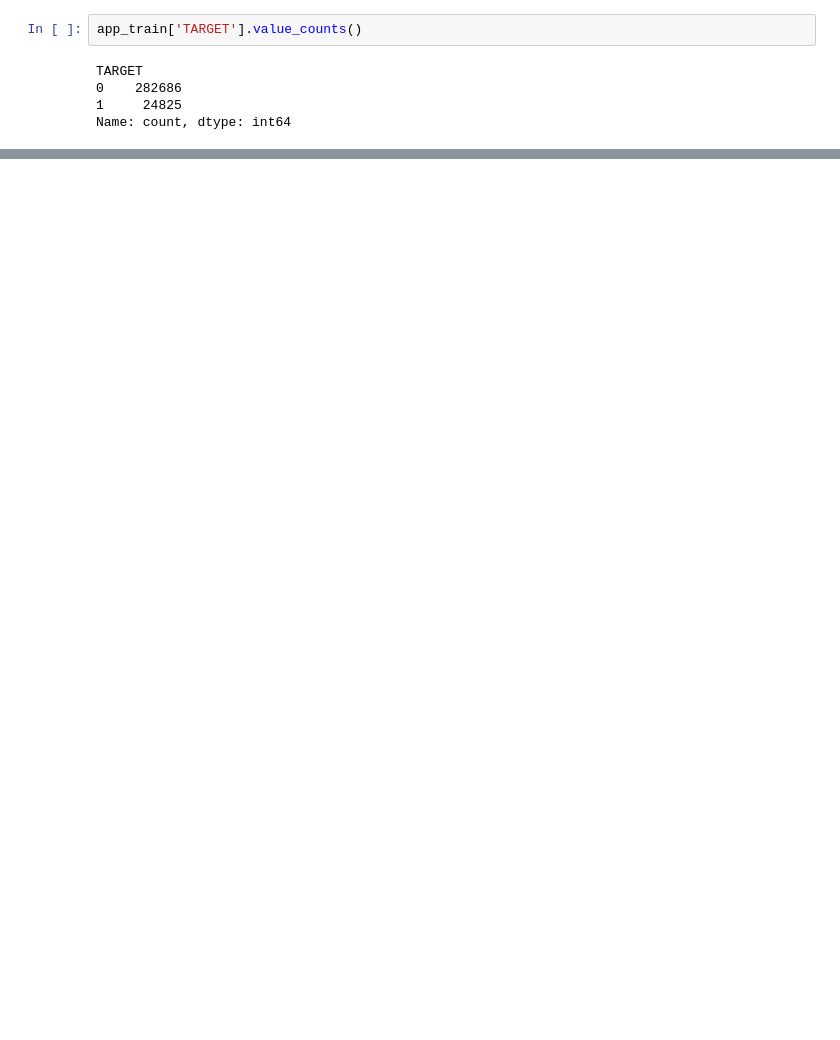
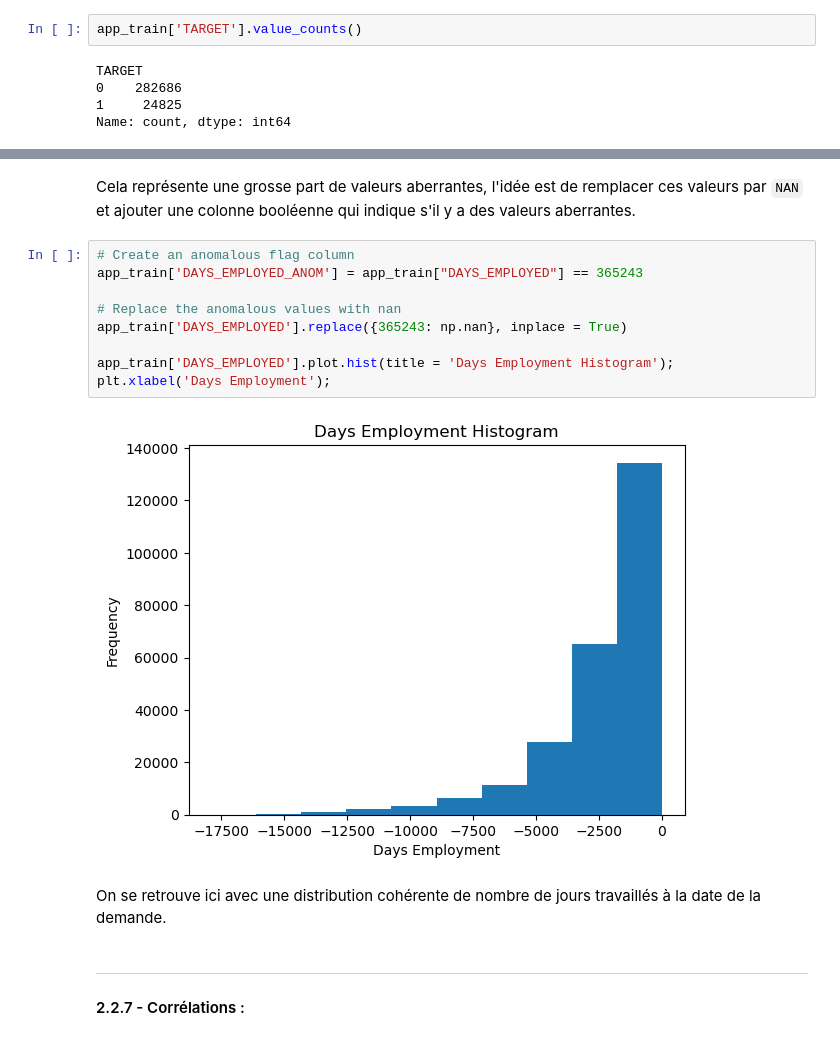
Before and after one commit to jeromelegal/Projet_07_OCR_Data_Scientist, a Jupyter notebook: notebooks/0_MLFlow_environment.ipynb, the cells around one changed output, grey strips where cells are left out. Cells and saved outputs as stored; diff of their text form; blank space fills up the shorter version.

```diff
--- a/notebooks/0_MLFlow_environment.ipynb
+++ b/notebooks/0_MLFlow_environment.ipynb
@@ -1088,0 +479,18 @@ test.to_csv('../data/cleaned/test_previous_raw.csv', index = False)
+# %% [markdown]
+Cela représente une grosse part de valeurs aberrantes, l'idée est de remplacer ces valeurs par `NAN` et ajouter une colonne booléenne qui indique s'il y a des valeurs aberrantes.
+# %%
+# Create an anomalous flag column
+app_train['DAYS_EMPLOYED_ANOM'] = app_train["DAYS_EMPLOYED"] == 365243
+
+# Replace the anomalous values with nan
+app_train['DAYS_EMPLOYED'].replace({365243: np.nan}, inplace = True)
+
+app_train['DAYS_EMPLOYED'].plot.hist(title = 'Days Employment Histogram');
+plt.xlabel('Days Employment');
+# %% [output]
+[figure, added]
+# %% [markdown]
+On se retrouve ici avec une distribution cohérente de nombre de jours travaillés à la date de la demande.
+# %% [markdown]
+---
+#### 2.2.7 - Corrélations :
```
Also changed, not shown: parts of 157 cells of this notebook.
